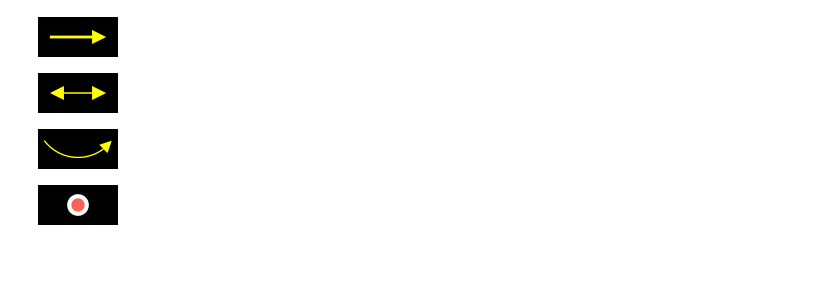
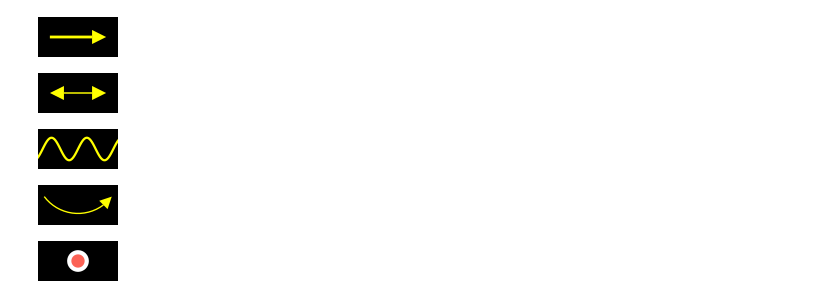
Before and after one commit to kolibril13/mobject-gallery, a Jupyter notebook: Mobjects_Basics.ipynb, the cells around one changed output. Drawn from its saved outputs; the diff is of its cells as text; code cells hidden in the pictures; blank space fills up the shorter version.

Commit message:
added parametric curve

```diff
--- a/Mobjects_Basics.ipynb
+++ b/Mobjects_Basics.ipynb
@@ -197,6 +197,21 @@ image_full_name = category + "_" + image_file_name
 name_snippet_pairs[image_full_name] = snippet
 # %% [output]
 [figure]
+# %%
+%%manim $params
+class Example(ZoomedScene):
+    def construct(self):
+        mob = ParametricFunction(lambda t: [t,0.2*np.sin(10*t),0],t_range = [-TAU, TAU],color= YELLOW)
+        self.add(mob)
+        self.camera.frame.scale(1/10)
+###******
+category = "basics"
+image_file_name = "ParametricFunction.png"
+snippet = "mob = ParametricFunction(lambda t: [t,0.2*np.sin(10*t),0],t_range = [-TAU, TAU],color= YELLOW)"
+image_full_name = category + "_" + image_file_name
+name_snippet_pairs[image_full_name] = snippet
+# %% [output]
+[figure, added]
 # %%
 %%manim $params
 class Example(ZoomedScene):
```
Also changed, not shown: parts of 3 cells of this notebook, 8 other files.
